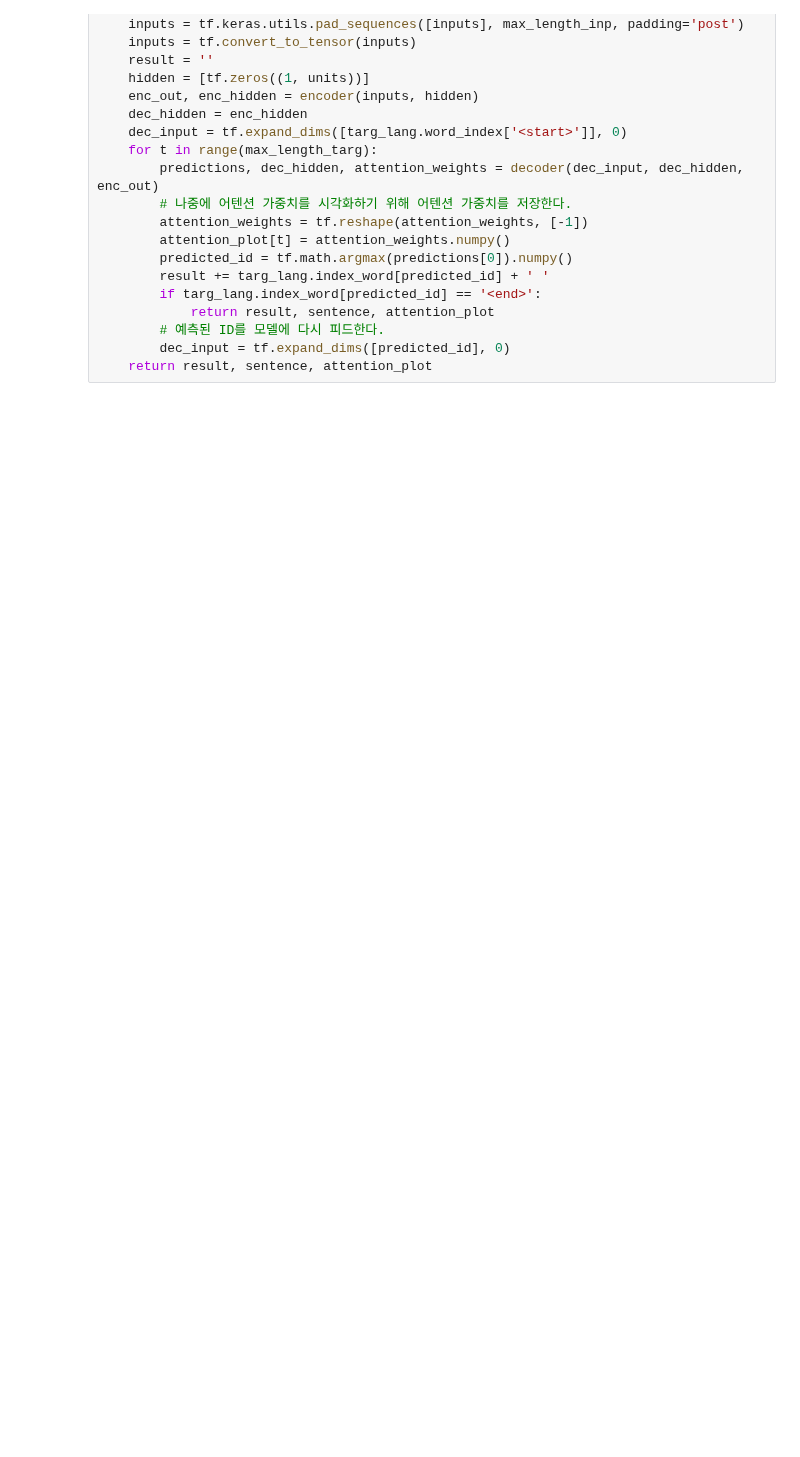
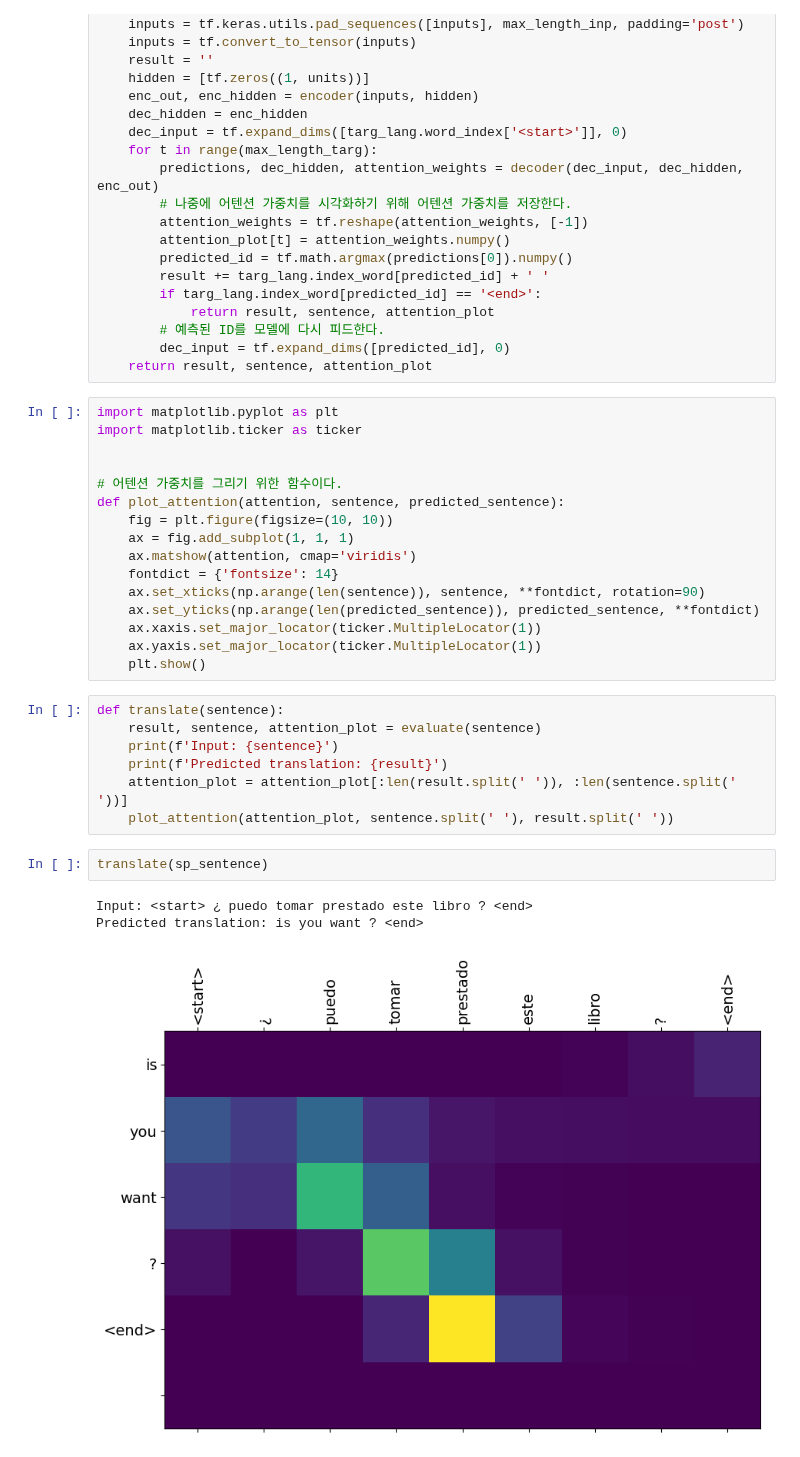
Before and after one commit to r0cd7b/nlp_with_rnns_and_attention, a Jupyter notebook: nmt_with_attention.ipynb, the cells around one changed output. Saved outputs shown, nothing was run; the diff lists cells and outputs as text; blank space fills up the shorter version.

```diff
--- a/nmt_with_attention.ipynb
+++ b/nmt_with_attention.ipynb
@@ -397,3 +397,32 @@ def evaluate(sentence):
         # 예측된 ID를 모델에 다시 피드한다.
         dec_input = tf.expand_dims([predicted_id], 0)
     return result, sentence, attention_plot
+# %%
+import matplotlib.pyplot as plt
+import matplotlib.ticker as ticker
+
+
+# 어텐션 가중치를 그리기 위한 함수이다.
+def plot_attention(attention, sentence, predicted_sentence):
+    fig = plt.figure(figsize=(10, 10))
+    ax = fig.add_subplot(1, 1, 1)
+    ax.matshow(attention, cmap='viridis')
+    fontdict = {'fontsize': 14}
+    ax.set_xticks(np.arange(len(sentence)), sentence, **fontdict, rotation=90)
+    ax.set_yticks(np.arange(len(predicted_sentence)), predicted_sentence, **fontdict)
+    ax.xaxis.set_major_locator(ticker.MultipleLocator(1))
+    ax.yaxis.set_major_locator(ticker.MultipleLocator(1))
+    plt.show()
+# %%
+def translate(sentence):
+    result, sentence, attention_plot = evaluate(sentence)
+    print(f'Input: {sentence}')
+    print(f'Predicted translation: {result}')
+    attention_plot = attention_plot[:len(result.split(' ')), :len(sentence.split(' '))]
+    plot_attention(attention_plot, sentence.split(' '), result.split(' '))
+# %%
+translate(sp_sentence)
+# %% [output]
+Input: <start> ¿ puedo tomar prestado este libro ? <end>
+Predicted translation: is you want ? <end>
+[figure, added]
```
Also changed, not shown: parts of 2 cells of this notebook.
